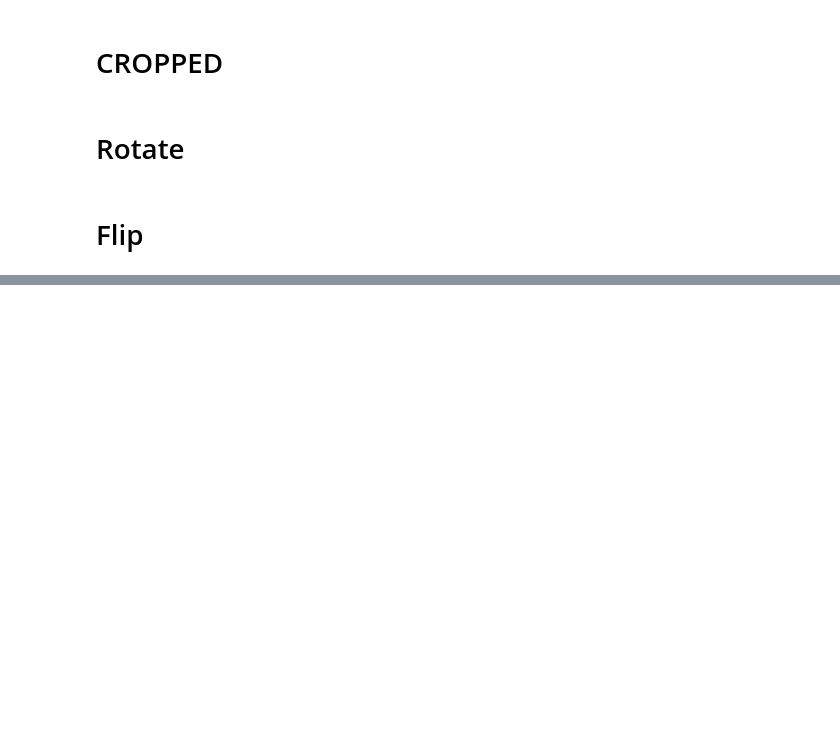
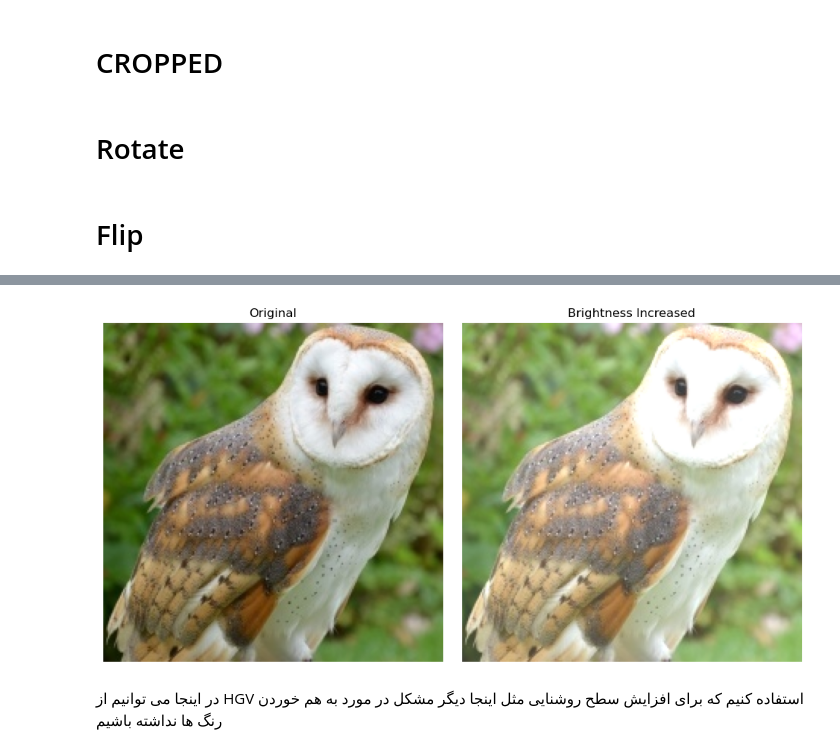
Before and after one commit to MH-2005/AI_Course, a Jupyter notebook: ClassWork/session1_first_day.ipynb, the cells around one changed output, grey strips where cells are left out. Saved outputs shown, nothing was run; the diff lists cells and outputs as text; code cells hidden in the pictures; blank space fills up the shorter version.

```diff
--- a/ClassWork/session1_first_day.ipynb
+++ b/ClassWork/session1_first_day.ipynb
@@ -83,0 +86,38 @@ sh(flipped)
+# %%
+image = cv.imread(r"Bird Speciees Dataset/BARN OWL/001.jpg")
+img_rgb = cv.cvtColor(image, cv.COLOR_BGR2RGB)
+
+# کپی گرفتن از تصویر برای تغییر
+tensor = img_rgb.copy().astype(np.float32)
+
+# ----------------------------
+# تغییرات: افزایش روشنایی
+# ----------------------------
+bright_tensor = tensor + 50  # افزایش مقدار پیکسل‌ها
+bright_tensor = np.clip(bright_tensor, 0, 255).astype(np.uint8)  # محدود به بازه مجاز
+
+# ----------------------------
+# تغییرات دیگر (مثلاً معکوس رنگ):
+# inverted_tensor = 255 - tensor
+# ----------------------------
+
+# نمایش تصویر اصلی و تغییر یافته
+plt.figure(figsize=(10, 5))
+plt.subplot(1, 2, 1)
+plt.title("Original")
+plt.imshow(img_rgb)
+plt.axis('off')
+
+plt.subplot(1, 2, 2)
+plt.title("Brightness Increased")
+plt.imshow(bright_tensor)
+plt.axis('off')
+
+plt.tight_layout()
+plt.show()
+# %% [output]
+[figure, added]
+# %% [markdown]
+<p>
+در اینجا می توانیم از HGV استفاده کنیم که برای افزایش سطح روشنایی مثل اینجا دیگر مشکل در مورد به هم خوردن رنگ ها نداشته باشیم
+</p>
```
Also changed, not shown: parts of 1 cell of this notebook.
